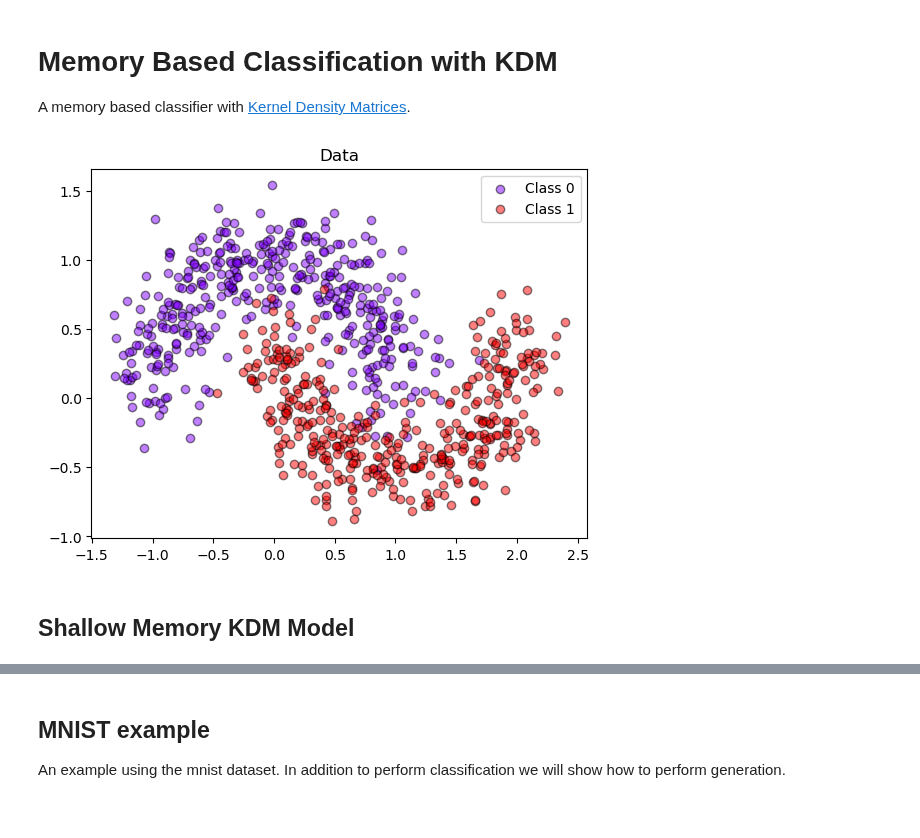
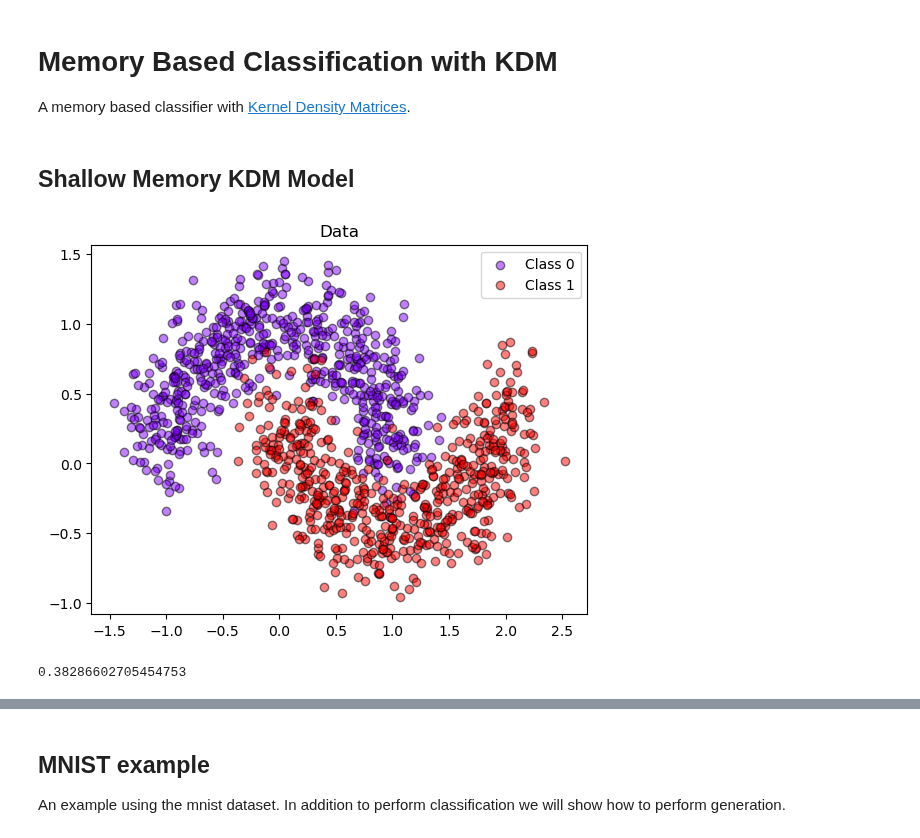
Before and after one commit to fagonzalezo/kdm, a Jupyter notebook: kdm_memory.ipynb, the cells around one changed output, grey strips where cells are left out. Drawn from its saved outputs; the diff is of its cells as text; code cells hidden in the pictures.

```diff
--- a/kdm_memory.ipynb
+++ b/kdm_memory.ipynb
@@ -2,15 +2,3 @@
 # Memory Based Classification with KDM
 
 A memory based classifier with  [Kernel Density Matrices](https://github.com/fagonzalezo/kdm).
-# %%
-'''
-Create a 2 moons dataset
-'''
-import numpy as np
-import matplotlib.pyplot as plt
-from sklearn.datasets import make_moons
-from sklearn.model_selection import train_test_split
-
-# Create a 2 moons dataset
-X, y = make_moons(n_samples=1000, noise=0.2, random_state=0)
-X_train, X_test, y_train, y_test = train_test_split(X, y, test_size=0.2, random_state=0)
@@ -21,7 +25,7 @@ def plot_data(X, y):
     colors = plt.cm.rainbow(np.linspace(0.0, 1.0, y_unique.size))
     for this_y, color in zip(y_unique, colors):
         this_X = X[y == this_y]
-        plt.scatter(this_X[:, 0], this_X[:, 1],  c=color,
+        plt.scatter(this_X[:, 0], this_X[:, 1],  color=color,
                     alpha=0.5, edgecolor='k',
                     label="Class %s" % this_y)
     plt.legend(loc="best")
@@ -44,7 +48,6 @@ def plot_decision_region(X, pred_fun):
     vals = [[XX[i, j], YY[i, j]] for i in range(grid_r) for j in range(grid_c)]
     preds = pred_fun(np.array(vals))
     ZZ = np.reshape(preds, (grid_r, grid_c))
-    print(np.min(preds), np.min(ZZ))
     plt.contourf(XX, YY, ZZ, 100, cmap = plt.cm.coolwarm, vmin= 0, vmax=1)
     plt.colorbar()
     CS = plt.contour(XX, YY, ZZ, 100, levels = [0.1*i for i in range(1,10)])
@@ -62,7 +65,3 @@ def gen_pred_fun(clf):
     def pred_fun(X):
         return clf.predict(X)[:, 1]
     return pred_fun
-
-plot_data(X_train, y_train)
-# %% [output]
-[figure, removed]
@@ -81,9 +68,25 @@ import kdm
 # %% [markdown]
 ## Shallow Memory KDM Model
+# %%
+'''
+Create a 2 moons dataset
+'''
+import numpy as np
+import matplotlib.pyplot as plt
+from sklearn.datasets import make_moons
+from sklearn.model_selection import train_test_split
+
+# Create a 2 moons dataset
+X, y = make_moons(n_samples=2000, noise=0.2, random_state=1)
+X_train, X_test, y_train, y_test = train_test_split(X, y, test_size=0.2, random_state=0)
+X_train, X_val, y_train, y_val = train_test_split(X_train, y_train, test_size=0.25, random_state=0)
+
+plot_data(X_train, y_train)
+# %% [output]
+[figure, added]
 # %%
 # reload kdm.models to get the updated version
 
-import sys
 from kdm.models.mem_kdm_class_model_wrapper import MemKDMClassModelWrapper
 
 import importlib
@@ -94,7 +97,7 @@ importlib.reload(kdm.models)
 encoded_size = 2
 encoder = keras.layers.Identity()
 dim_y = 2
-n_comp = 50
+n_comp = 200
 
 mkdm_model = MemKDMClassModelWrapper(
                 encoded_size=encoded_size,
@@ -103,7 +106,11 @@ mkdm_model = MemKDMClassModelWrapper(
                 samples_y=y_train,
                 encoder=encoder,
                 n_comp=n_comp,
-                sigma=0.01)
+                sigma=0.1)
+
+mkdm_model.init_sigma(mult=1)
+# %% [output]
+0.38286602705454753
 # %%
 from sklearn.metrics import accuracy_score
 
```
Also changed, not shown: parts of 33 cells of this notebook, 4 other files.
